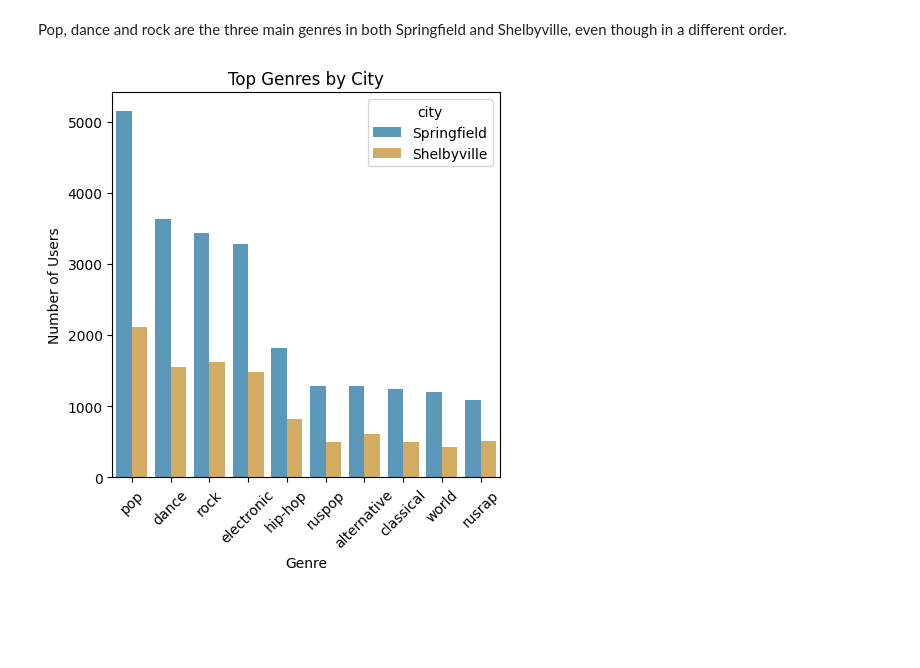
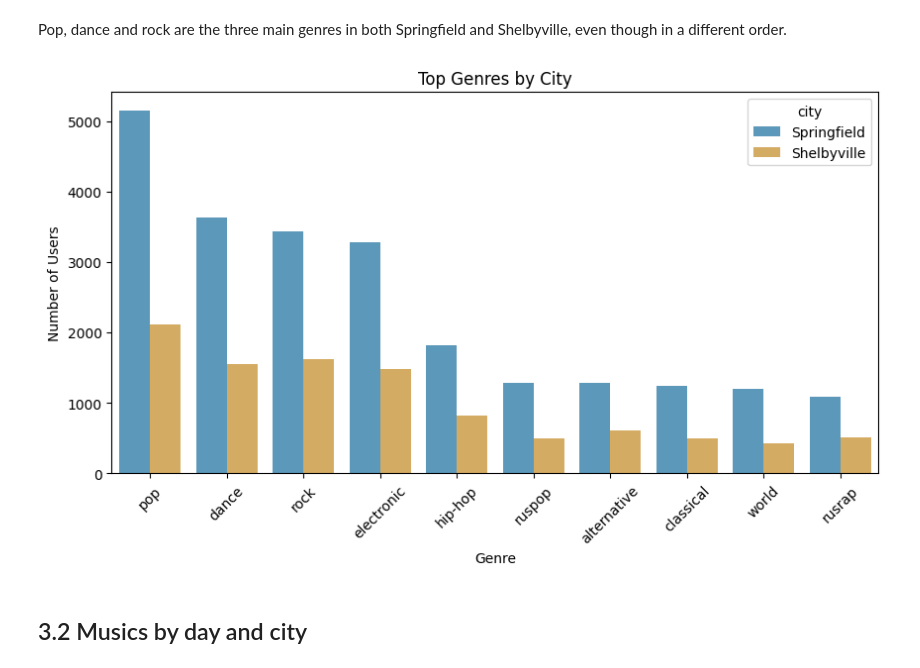
Before and after one commit to Faissen/Musical-preferences-Springfield-vs-Shelbyville---Tripleten-Bootcamp, a Jupyter notebook: Data_analysis.ipynb, the cells around one changed output. Cells and saved outputs as stored; diff of their text form; code cells hidden in the pictures; blank space fills up the shorter version.

Commit message:
Musics by day and city

```diff
--- a/Data_analysis.ipynb
+++ b/Data_analysis.ipynb
@@ -53,20 +55,22 @@ Pop, dance and rock are the three main genres in both Springfield and Shelbyvill
 # %%
 #Combine both dataframes
 genres_by_city = (pd.merge(genres_sprg, genres_shlb, how='outer')
                   #outer join to keep all genres
                   .sort_values(by='num_users', ascending=False)
                   .reset_index(drop=True))
 
 #Plot the top genres by city
-plt.figure(figsize=(5,5)) #Define plot size
+plt.figure(figsize=(10,5)) #Define plot size
 sns.barplot(data=genres_by_city, x='genre', y='num_users', hue='city',
             palette='colorblind', alpha=0.7
             ) #Create bar plot
 #Customize the plot
 plt.title('Top Genres by City')
 plt.xlabel('Genre')
 plt.ylabel('Number of Users')
 plt.xticks(rotation=45)
 plt.show() #Display the plot
 # %% [output]
-[figure, old version]
+[figure, new version]
+# %% [markdown]
+## 3.2 Musics by day and city
```
Also changed, not shown: parts of 1 cell of this notebook.
